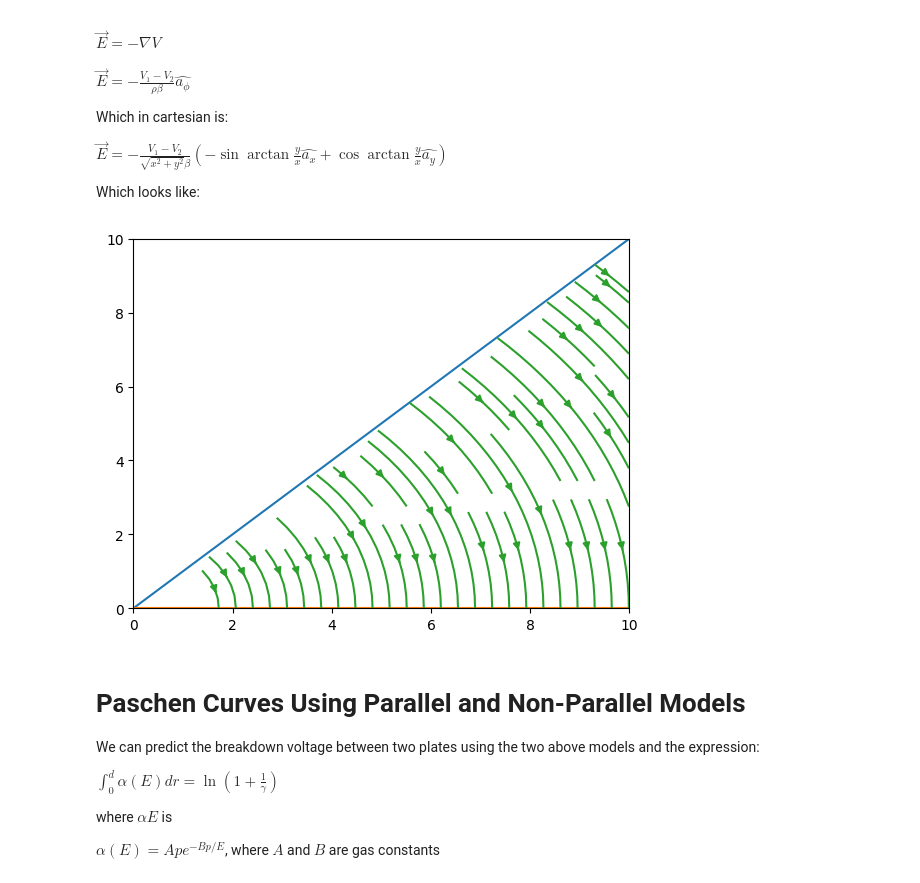
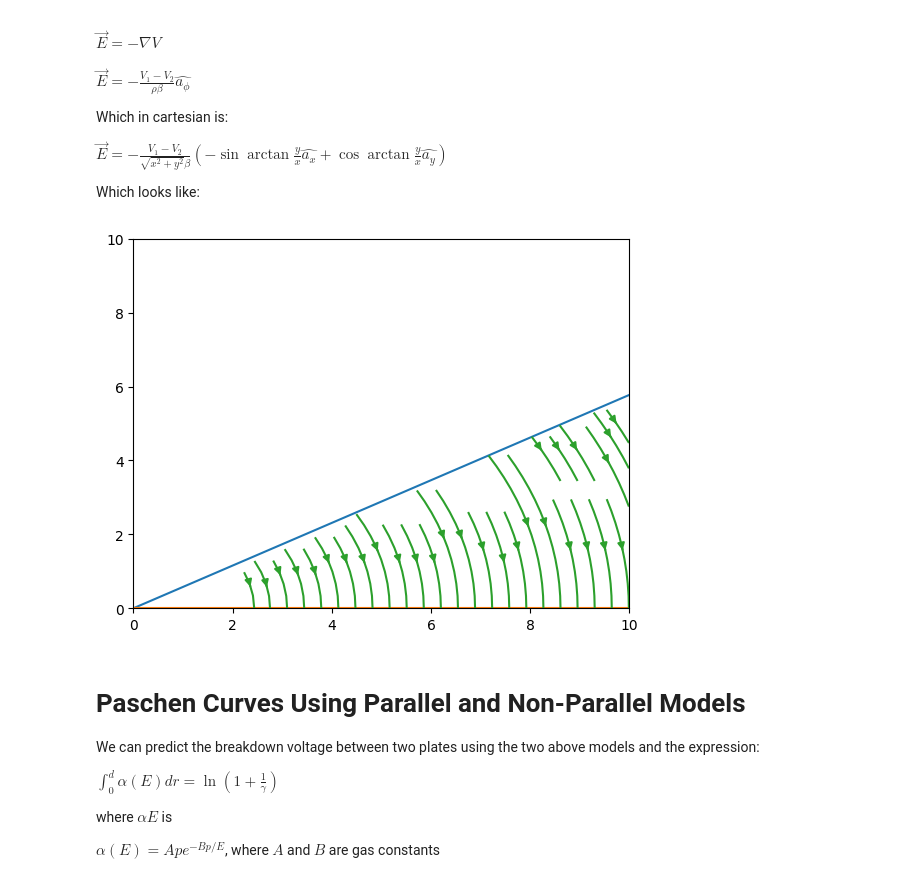
Before and after one commit to s-gerow/SAIL-Plasma, a Jupyter notebook: BeAMED/nonparallelmodel.ipynb, the cells around one changed output. Drawn from its saved outputs; the diff is of its cells as text; code cells hidden in the pictures.

Commit message:
Misc Updates
Updates to Curve Fitting and Graph Making notebooks as well as some testing in the playground

```diff
--- a/BeAMED/nonparallelmodel.ipynb
+++ b/BeAMED/nonparallelmodel.ipynb
@@ -53,30 +53,30 @@ Which looks like:
 # %%
 %matplotlib inline
 
 fig, ax2 = plt.subplots()
-beta = 45*(np.pi/180)
+beta = 30*(np.pi/180)
 y_beta = x*np.tan(beta)
 y_zero = x*np.tan(0)
 ax2.plot(x, y_beta)
 ax2.plot(x, y_zero)
 
 
 Y2, X2 = np.mgrid[0:10:0.01, 0:10:0.01]
 U2 = -V_diff/(np.sqrt(X2**2+Y2**2)*beta)*(-np.sin(np.arctan(Y2/X2)))
 V2 = -V_diff/(np.sqrt(X2**2+Y2**2)*beta)*(np.cos(np.arctan(Y2/X2)))
 
 mask = np.arctan(Y2/X2) > beta
 U2[mask] = 0
 V2[mask] = 0
 
 
 ax2.streamplot(X2,Y2,U2,V2)
 ax2.set_ylim([0,10])
 ax2.set_xlim([0,10])
 
 plt.show()
 # %% [output]
-[figure, old version]
+[figure, new version]
 # %%
 del [V_diff, x, electrode, plate, Y, X, U, V, Y2, X2, U2, V2, beta, y_beta, y_zero, mask]
 # %% [markdown]
```
Also changed, not shown: parts of 2 cells of this notebook, 2 other files.
